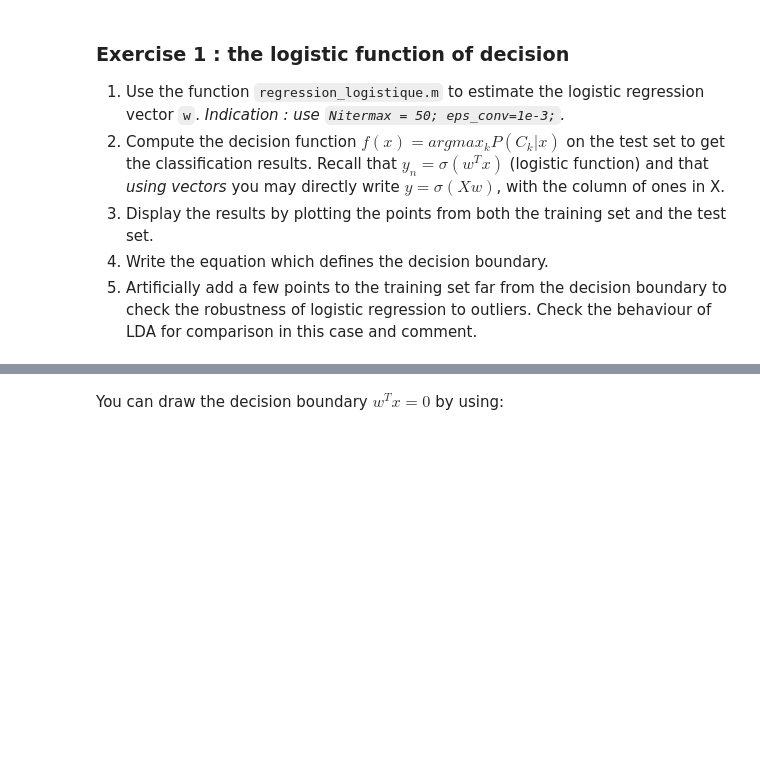
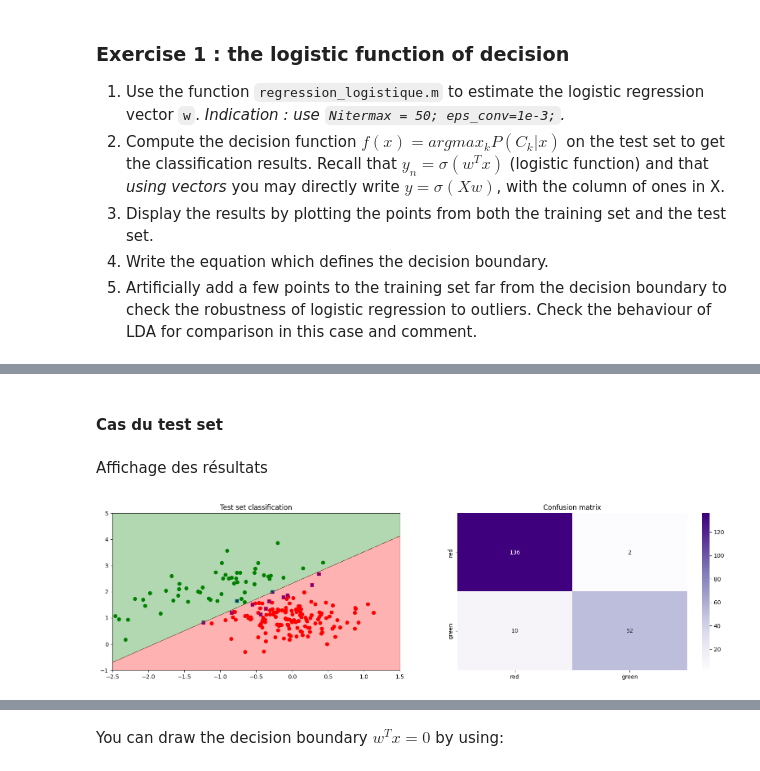
Before and after one commit to mcaron01/decsion-et-apprentissage-sdi, a Jupyter notebook: TP3/TP3_archive/TP3_archive/TP3_BACQUET_CARON.ipynb, the cells around one changed output, grey strips where cells are left out. Drawn from its saved outputs; the diff is of its cells as text; code cells hidden in the pictures; blank space fills up the shorter version.

Commit message:
display result logistic regression

```diff
--- a/TP3/TP3_archive/TP3_archive/TP3_BACQUET_CARON.ipynb
+++ b/TP3/TP3_archive/TP3_archive/TP3_BACQUET_CARON.ipynb
@@ -165,0 +235,59 @@ w, Niter = regression_logistique(X, t)
+# %%
+# Definition de la grille pour affichage
+x1_bounds=(-2.5, 1.5)
+x2_bounds=(-1, 5)
+figsize=(20,5)
+# %% [markdown]
+#### Cas du test set
+# %%
+# Data
+test_data = X_test
+test_target = t_test
+
+# On fait la prédiction de nos data avec la LogisticRegression
+prediction = logReg.predict(test_data)
+
+# Calcul des errors
+is_wrong_prediction = np.logical_or(np.logical_and(prediction[:] == 1, test_target[:] == 0), np.logical_and(prediction[:] == 0, test_target[:] == 1))
+errors = test_data[is_wrong_prediction, :][:,1:]
+error_rate = len(errors) / len(test_data)
+# %% [markdown]
+Affichage des résultats
+# %%
+# Resolution
+resolution = 1000
+
+# Affichage des resultats pour le test set
+plt.figure(figsize=figsize)
+
+# Graphique pour les prédictions et frontière de décision
+plt.subplot(121)
+
+# On affiche les prédictions du test set avec des marqueurs bleus pour les prédictions fausses
+x_predicted_0 = test_data[prediction[:] == 0, :][:,1:]
+x_predicted_1 = test_data[prediction[:] == 1, :][:,1:]
+
+plt.scatter(x_predicted_0[:,0], x_predicted_0[:,1], c='r')
+plt.scatter(x_predicted_1[:,0], x_predicted_1[:,1], c='g')
+plt.scatter(errors[:,0], errors[:,1], c='b', marker = 'x')
+plt.title("Test set classification")
+
+# On affiche des régions de décisions et de la frontière de décision
+x1 = np.linspace(x1_bounds[0], x1_bounds[1], resolution)
+x2 = np.linspace(x2_bounds[0], x2_bounds[1], resolution)
+X1, X2 = meshgrid(x1,x2)
+
+X = np.stack((np.ones(resolution**2), np.ravel(X1), np.ravel(X2))).T
+Z = f_predict(X).reshape(X1.shape)
+
+plt.contourf(X1, X2, Z, colors=['r', 'g', 'b', "y", 'purple'], alpha = 0.3)
+
+# On peut afficher la confusion matrix aussi
+confusion_matrix = skl.metrics.confusion_matrix(test_target, prediction)
+plt.subplot(122)
+plt.title("Confusion matrix")
+sns.heatmap(confusion_matrix, annot=True, fmt='d', cmap=plt.cm.Purples, xticklabels=['red', 'green'], yticklabels=['red', 'green'])
+
+plt.savefig("img/classification-result-logistic-regression-test-set.png")
+# %% [output]
+[figure, added]
```
Also changed, not shown: parts of 21 cells of this notebook, 3 other files.
